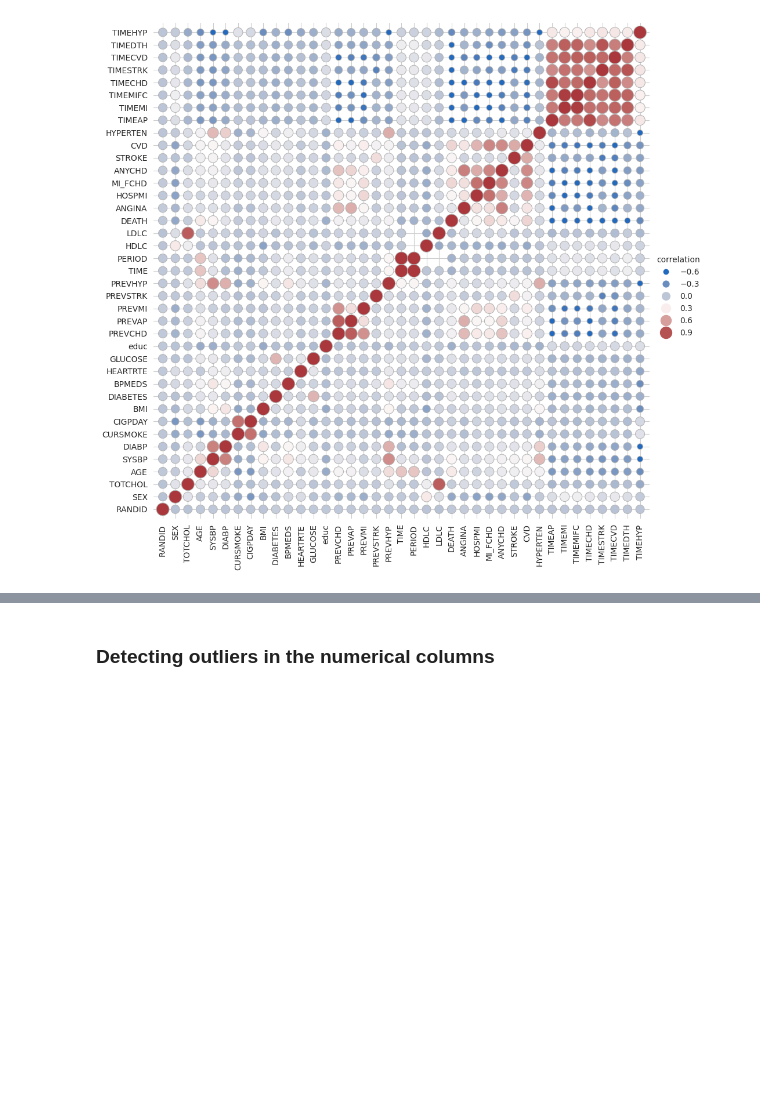
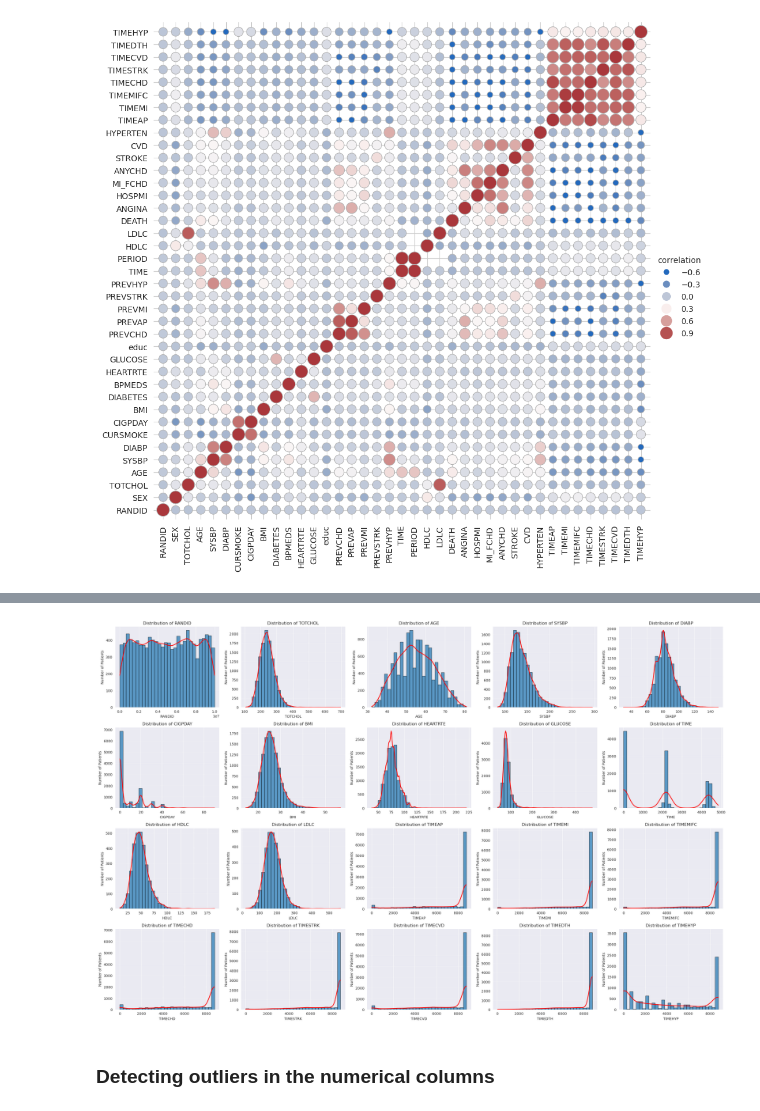
Before and after one commit to Peiprjs/MAI3002-Framingham_Heart_Study, a Jupyter notebook: Code.ipynb, the cells around one changed output, grey strips where cells are left out. Cells and saved outputs as stored; diff of their text form; code cells hidden in the pictures; blank space fills up the shorter version.

```diff
--- a/Code.ipynb
+++ b/Code.ipynb
@@ -136,3 +140,38 @@ plt.show()
+# %%
+numeric_df_nobin = numeric_df.drop(binary_cols, axis=1)
+
+num_features_no_bin = len(numeric_df_nobin.columns)
+cols = int(np.ceil(np.sqrt(num_features_no_bin)))
+rows = int(np.ceil(num_features_no_bin / cols))
+
+# A figure with subplots looks much nicer
+fig, axes = plt.subplots(rows, cols, figsize=(cols * 5, rows * 4))
+axes = axes.flatten()
+
+for i, column in enumerate(numeric_df_nobin.columns):
+    # Technically not needed but might as well
+    numeric_df_nobin_nona = numeric_df_nobin[column].dropna()
+
+    axes[i].hist(numeric_df_nobin_nona, bins=30, alpha=0.7, edgecolor='black')
+
+    if len(numeric_df_nobin_nona) > 1:
+        density = stats.gaussian_kde(numeric_df_nobin_nona)
+        xs = np.linspace(numeric_df_nobin_nona.min(), numeric_df_nobin_nona.max(), 200)
+        axes[i].plot(xs, density(xs) * len(numeric_df_nobin_nona) * (numeric_df_nobin_nona.max() - numeric_df_nobin_nona.min()) / 30, 'r-', linewidth=2)
+
+    axes[i].set_xlabel(column)
+    axes[i].set_ylabel('Number of Patients')
+    axes[i].set_title(f'Distribution of {column}')
+    axes[i].grid(axis='y', alpha=0.3)
+
+# Remove any empty subplots if they exist
+for j in range(num_features, len(axes)):
+    fig.delaxes(axes[j])
+
+plt.tight_layout()
+plt.show()
+# %% [output]
+[figure, added]
 # %% [markdown]
 ### Detecting outliers in the numerical columns
 # %%
```
Also changed, not shown: parts of 3 cells of this notebook.
